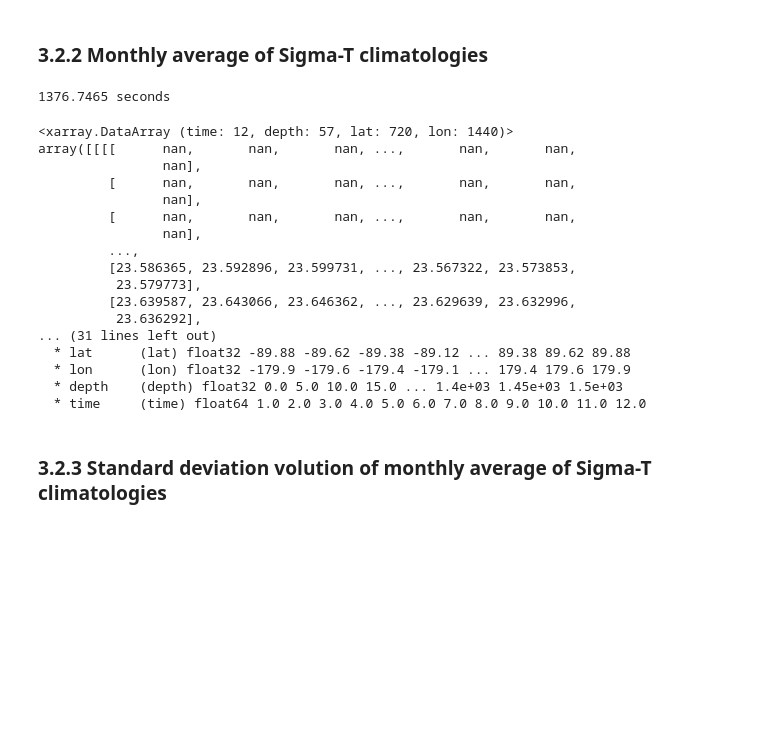
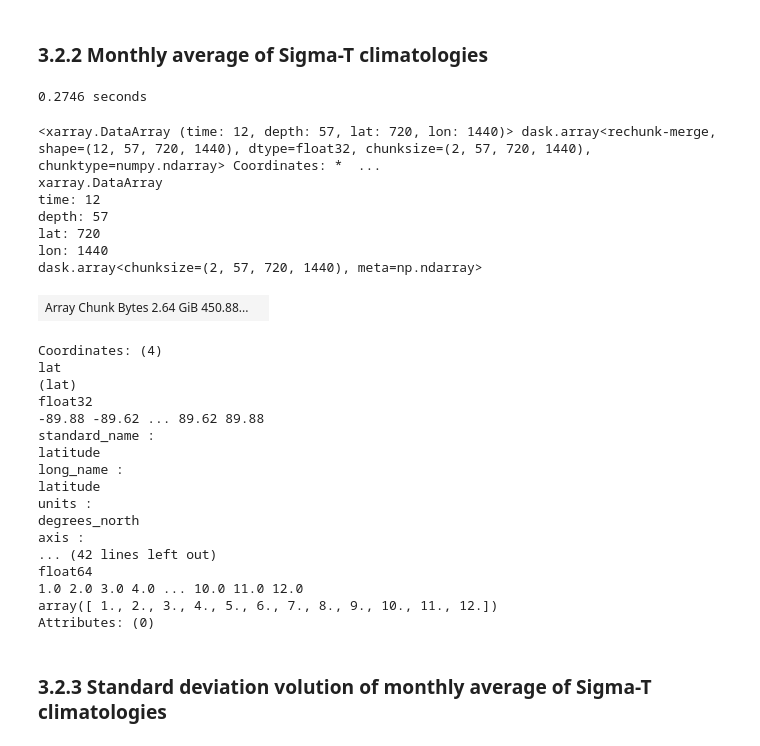
Before and after one commit to PaleoLipidRR/marine-AOA-GDGT-distribution, a Jupyter notebook: PNAS_pythonCodeS1_BeyondTEX86_preprocessing_RR.ipynb, the cells around one changed output. Cells and saved outputs as stored; diff of their text form; code cells hidden in the pictures; blank space fills up the shorter version.

```diff
--- a/PNAS_pythonCodeS1_BeyondTEX86_preprocessing_RR.ipynb
+++ b/PNAS_pythonCodeS1_BeyondTEX86_preprocessing_RR.ipynb
@@ -759,36 +766,44 @@ array([[[      nan,       nan,       nan, ...,       nan,       nan,
 # %%
 #Load t_an and s_an data
 t_an_all_mon = ts_mon.t_an
 s_an_all_mon = ss_mon.s_an
 
 sel_t = t_an_all_mon
 sel_s = s_an_all_mon
 
 start_time = time.time()
 sigma_all_mon=sigmaT_cal_Miller_and_Poisson_1981(sel_t,sel_s)
 sigma_all_mon=sigma_all_mon.chunk(chunks={'depth':57,'time':2})
-sigma_all_mon_local=sigma_all_mon.load()
+sigma_all_mon_local=sigma_all_mon
 print("%.4f seconds" % (time.time()-start_time))
 sigma_all_mon_local
 # %% [output]
-1376.7465 seconds
+0.2746 seconds
-<xarray.DataArray (time: 12, depth: 57, lat: 720, lon: 1440)>
-array([[[[      nan,       nan,       nan, ...,       nan,       nan,
-                nan],
-         [      nan,       nan,       nan, ...,       nan,       nan,
-                nan],
-         [      nan,       nan,       nan, ...,       nan,       nan,
-                nan],
-         ...,
-         [23.586365, 23.592896, 23.599731, ..., 23.567322, 23.573853,
-          23.579773],
-         [23.639587, 23.643066, 23.646362, ..., 23.629639, 23.632996,
-          23.636292],
-... (31 lines left out)
-  * lat      (lat) float32 -89.88 -89.62 -89.38 -89.12 ... 89.38 89.62 89.88
-  * lon      (lon) float32 -179.9 -179.6 -179.4 -179.1 ... 179.4 179.6 179.9
-  * depth    (depth) float32 0.0 5.0 10.0 15.0 ... 1.4e+03 1.45e+03 1.5e+03
-  * time     (time) float64 1.0 2.0 3.0 4.0 5.0 6.0 7.0 8.0 9.0 10.0 11.0 12.0
+<xarray.DataArray (time: 12, depth: 57, lat: 720, lon: 1440)> dask.array<rechunk-merge, shape=(12, 57, 720, 1440), dtype=float32, chunksize=(2, 57, 720, 1440), chunktype=numpy.ndarray> Coordinates: *  ...
+xarray.DataArray
+time: 12
+depth: 57
+lat: 720
+lon: 1440
+dask.array<chunksize=(2, 57, 720, 1440), meta=np.ndarray>
+| Array Chunk Bytes 2.64 GiB 450.88... |  |
+Coordinates: (4)
+lat
+(lat)
+float32
+-89.88 -89.62 ... 89.62 89.88
+standard_name :
+latitude
+long_name :
+latitude
+units :
+degrees_north
+axis :
+... (42 lines left out)
+float64
+1.0 2.0 3.0 4.0 ... 10.0 11.0 12.0
+array([ 1., 2., 3., 4., 5., 6., 7., 8., 9., 10., 11., 12.])
+Attributes: (0)
 # %% [markdown]
 ### **3.2.3 Standard deviation volution of monthly average of Sigma-T climatologies**
 # %%
```
Also changed, not shown: parts of 10 cells of this notebook, 51 other files.
